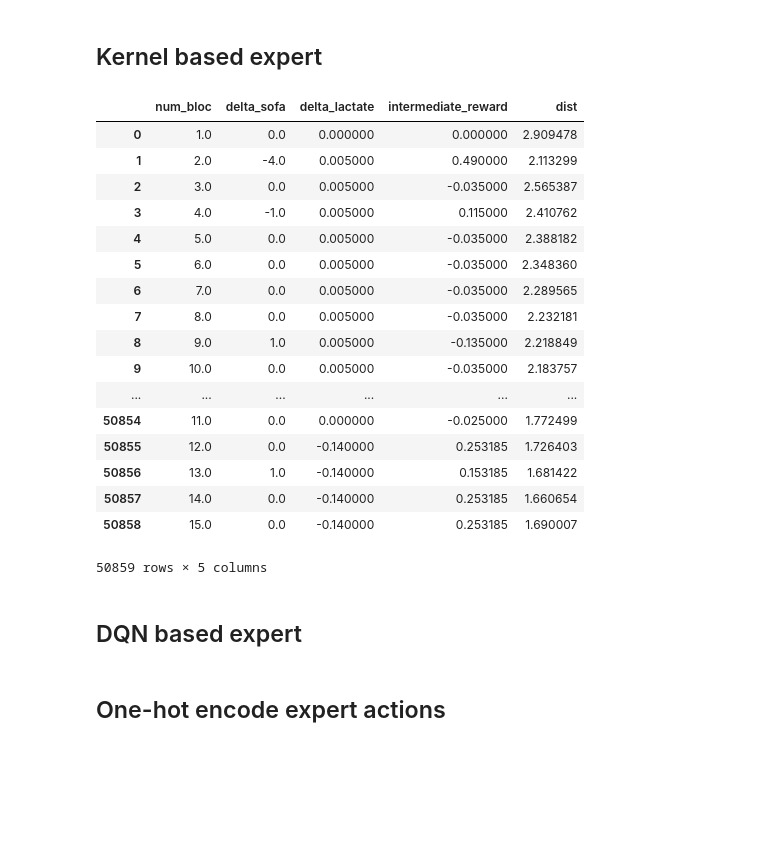
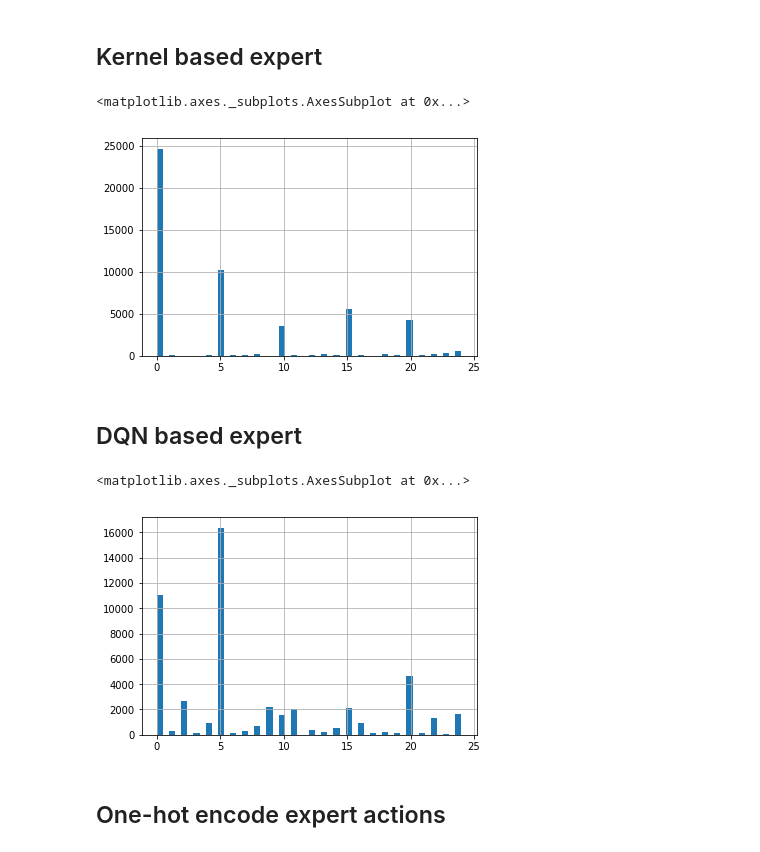
Before and after one commit to wihl/cs282-f17-xuefeng-yi-david, a Jupyter notebook: code/MOE/MOE.ipynb, the cells around one changed output. Cells and saved outputs as stored; diff of their text form; code cells hidden in the pictures; blank space fills up the shorter version.

```diff
--- a/code/MOE/MOE.ipynb
+++ b/code/MOE/MOE.ipynb
@@ -38,26 +88,3 @@ kernel_based = pkl.load(open('test_kernel_policy_transformed.pkl', 'rb'), encodi
 # %%
 expert_k = kernel_based[:,3]
 dist = kernel_based[:,4]
-# %%
-# test_input['dist'] = dist
-# test_input
-test_input
-# %% [output]
-|  | num_bloc | delta_sofa | delta_lactate | intermediate_reward | dist |
-| 0 | 1.0 | 0.0 | 0.000000 | 0.000000 | 2.909478 |
-| 1 | 2.0 | -4.0 | 0.005000 | 0.490000 | 2.113299 |
-| 2 | 3.0 | 0.0 | 0.005000 | -0.035000 | 2.565387 |
-| 3 | 4.0 | -1.0 | 0.005000 | 0.115000 | 2.410762 |
-| 4 | 5.0 | 0.0 | 0.005000 | -0.035000 | 2.388182 |
-| 5 | 6.0 | 0.0 | 0.005000 | -0.035000 | 2.348360 |
-| 6 | 7.0 | 0.0 | 0.005000 | -0.035000 | 2.289565 |
-| 7 | 8.0 | 0.0 | 0.005000 | -0.035000 | 2.232181 |
-| 8 | 9.0 | 1.0 | 0.005000 | -0.135000 | 2.218849 |
-| 9 | 10.0 | 0.0 | 0.005000 | -0.035000 | 2.183757 |
-| ... | ... | ... | ... | ... | ... |
-| 50854 | 11.0 | 0.0 | 0.000000 | -0.025000 | 1.772499 |
-| 50855 | 12.0 | 0.0 | -0.140000 | 0.253185 | 1.726403 |
-| 50856 | 13.0 | 1.0 | -0.140000 | 0.153185 | 1.681422 |
-| 50857 | 14.0 | 0.0 | -0.140000 | 0.253185 | 1.660654 |
-| 50858 | 15.0 | 0.0 | -0.140000 | 0.253185 | 1.690007 |
-50859 rows × 5 columns
@@ -64,2 +93,8 @@ test_input
+# %%
+% matplotlib inline
+pd.Series(expert_k).hist(bins=50)
+# %% [output]
+<matplotlib.axes._subplots.AxesSubplot at 0x...>
+[figure, added]
 # %% [markdown]
 ## DQN based expert
@@ -66,2 +103,8 @@ test_input
+# %%
+% matplotlib inline
+pd.Series(expert_d).hist(bins=50)
+# %% [output]
+<matplotlib.axes._subplots.AxesSubplot at 0x...>
+[figure, added]
 # %% [markdown]
 ## One-hot encode expert actions
```
Also changed, not shown: parts of 48 cells of this notebook.
